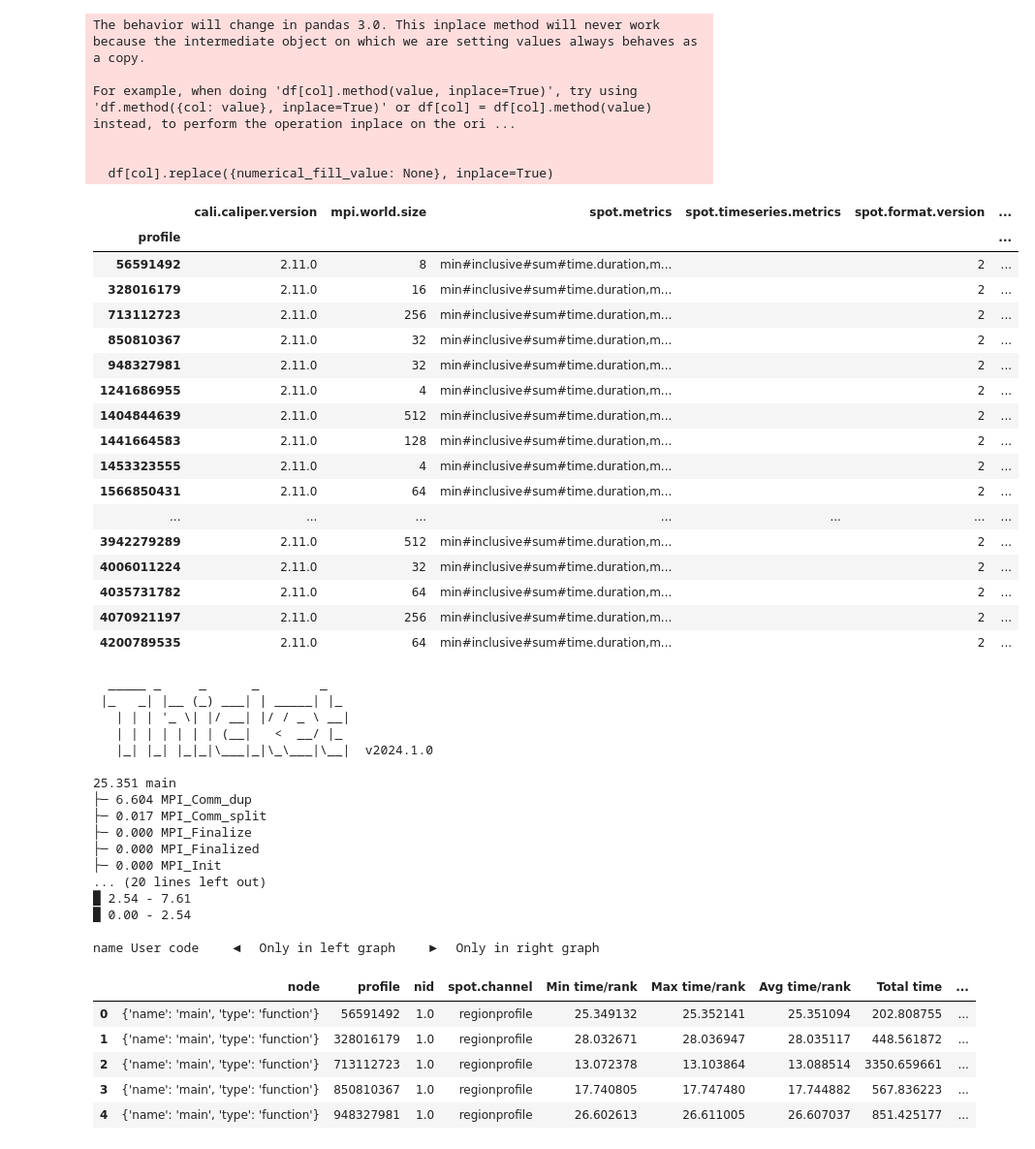
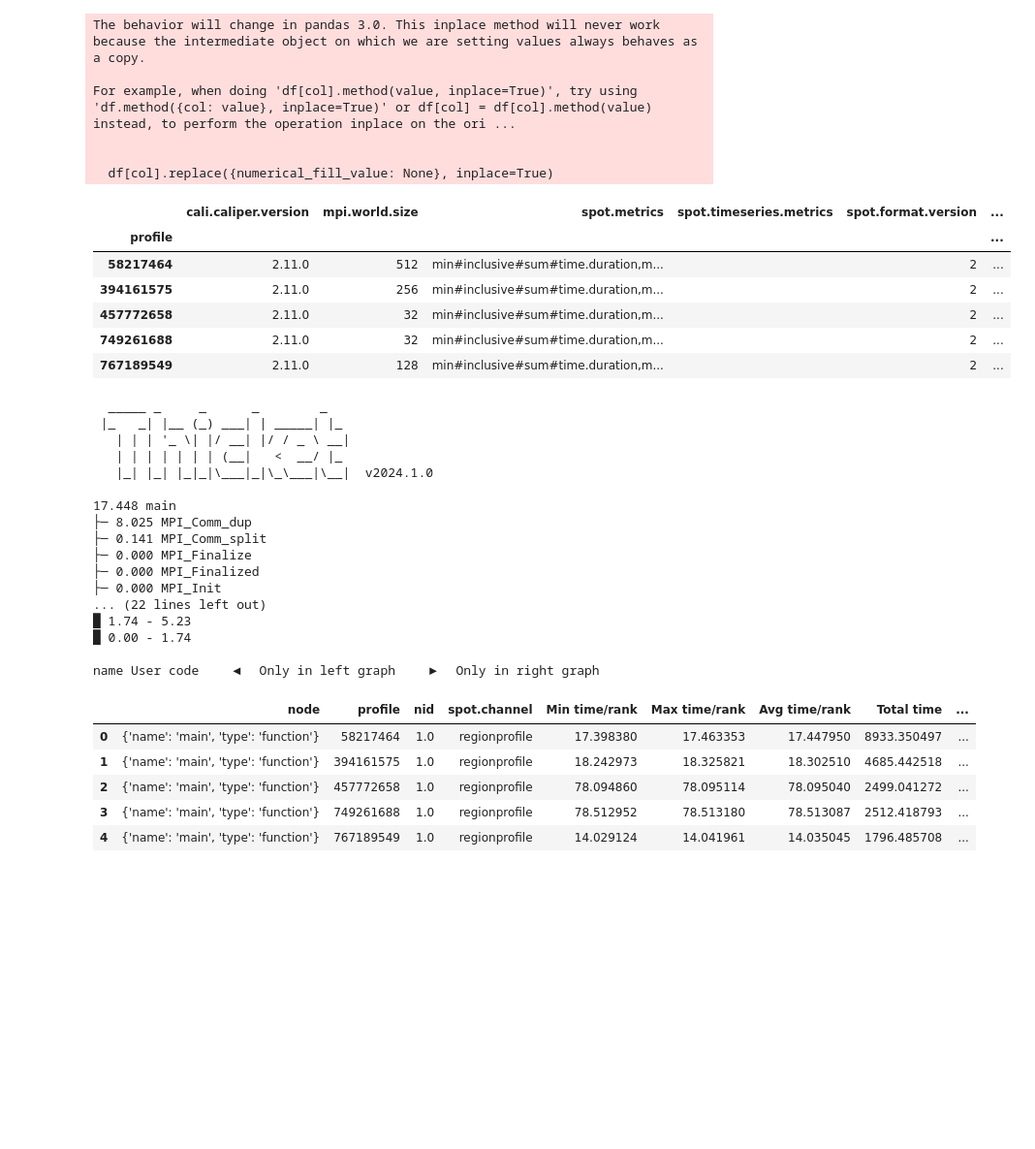
Before and after one commit to AlexDo12/Project_2024, a Jupyter notebook: GraphsExamples/SpeedupBitonic.ipynb, the cells around one changed output. Shown at 97% size. Cells and saved outputs as stored; diff of their text form; code cells hidden in the pictures; blank space fills up the shorter version.

Commit message:
created new speedup plots for radix and updated them in report

```diff
--- a/GraphsExamples/SpeedupBitonic.ipynb
+++ b/GraphsExamples/SpeedupBitonic.ipynb
@@ -9,5 +11,5 @@ pd.set_option("display.max_columns", None)
 # %%
-tk = th.Thicket.from_caliperreader(glob("SpeedupBitonic/*.cali"))
+tk = th.Thicket.from_caliperreader(glob("SpeedupRadix/*.cali"))
 # %% [output]
 The behavior will change in pandas 3.0. This inplace method will never work because the intermediate object on which we are setting values always behaves as a copy.
 
@@ -16,26 +18,15 @@ For example, when doing 'df[col].method(value, inplace=True)', try using 'df.met
 
   df[col].replace({numerical_fill_value: None}, inplace=True)
 # %%
-tk.metadata
+tk.metadata.head()
 # %% [output]
 |  | cali.caliper.version | mpi.world.size | spot.metrics | spot.timeseries.metrics | spot.format.version | ... |
 | profile |  |  |  |  |  | ... |
-| 56591492 | 2.11.0 | 8 | min#inclusive#sum#time.duration,m... |  | 2 | ... |
-| 328016179 | 2.11.0 | 16 | min#inclusive#sum#time.duration,m... |  | 2 | ... |
-| 713112723 | 2.11.0 | 256 | min#inclusive#sum#time.duration,m... |  | 2 | ... |
-| 850810367 | 2.11.0 | 32 | min#inclusive#sum#time.duration,m... |  | 2 | ... |
-| 948327981 | 2.11.0 | 32 | min#inclusive#sum#time.duration,m... |  | 2 | ... |
-| 1241686955 | 2.11.0 | 4 | min#inclusive#sum#time.duration,m... |  | 2 | ... |
-| 1404844639 | 2.11.0 | 512 | min#inclusive#sum#time.duration,m... |  | 2 | ... |
-| 1441664583 | 2.11.0 | 128 | min#inclusive#sum#time.duration,m... |  | 2 | ... |
-| 1453323555 | 2.11.0 | 4 | min#inclusive#sum#time.duration,m... |  | 2 | ... |
-| 1566850431 | 2.11.0 | 64 | min#inclusive#sum#time.duration,m... |  | 2 | ... |
-| ... | ... | ... | ... | ... | ... | ... |
-| 3942279289 | 2.11.0 | 512 | min#inclusive#sum#time.duration,m... |  | 2 | ... |
-| 4006011224 | 2.11.0 | 32 | min#inclusive#sum#time.duration,m... |  | 2 | ... |
-| 4035731782 | 2.11.0 | 64 | min#inclusive#sum#time.duration,m... |  | 2 | ... |
-| 4070921197 | 2.11.0 | 256 | min#inclusive#sum#time.duration,m... |  | 2 | ... |
-| 4200789535 | 2.11.0 | 64 | min#inclusive#sum#time.duration,m... |  | 2 | ... |
+| 58217464 | 2.11.0 | 512 | min#inclusive#sum#time.duration,m... |  | 2 | ... |
+| 394161575 | 2.11.0 | 256 | min#inclusive#sum#time.duration,m... |  | 2 | ... |
+| 457772658 | 2.11.0 | 32 | min#inclusive#sum#time.duration,m... |  | 2 | ... |
+| 749261688 | 2.11.0 | 32 | min#inclusive#sum#time.duration,m... |  | 2 | ... |
+| 767189549 | 2.11.0 | 128 | min#inclusive#sum#time.duration,m... |  | 2 | ... |
 # %%
 print(tk.tree(metric_column="Avg time/rank"))
 # %% [output]
@@ -45,15 +36,15 @@ print(tk.tree(metric_column="Avg time/rank"))
    | | | | | | | (__|   <  __/ |_
    |_| |_| |_|_|\___|_|\_\___|\__|  v2024.1.0
 
-25.351 main
-├─ 6.604 MPI_Comm_dup
-├─ 0.017 MPI_Comm_split
+17.448 main
+├─ 8.025 MPI_Comm_dup
+├─ 0.141 MPI_Comm_split
 ├─ 0.000 MPI_Finalize
 ├─ 0.000 MPI_Finalized
 ├─ 0.000 MPI_Init
-... (20 lines left out)
-█ 2.54 - 7.61
-█ 0.00 - 2.54
+... (22 lines left out)
+█ 1.74 - 5.23
+█ 0.00 - 1.74
 
 name User code    ◀  Only in left graph    ▶  Only in right graph
 # %%
@@ -65,11 +56,11 @@ tk.dataframe = tk.dataframe.reset_index()
 tk.dataframe.head()
 # %% [output]
 |  | node | profile | nid | spot.channel | Min time/rank | Max time/rank | Avg time/rank | Total time | ... |
-| 0 | {'name': 'main', 'type': 'function'} | 56591492 | 1.0 | regionprofile | 25.349132 | 25.352141 | 25.351094 | 202.808755 | ... |
-| 1 | {'name': 'main', 'type': 'function'} | 328016179 | 1.0 | regionprofile | 28.032671 | 28.036947 | 28.035117 | 448.561872 | ... |
-| 2 | {'name': 'main', 'type': 'function'} | 713112723 | 1.0 | regionprofile | 13.072378 | 13.103864 | 13.088514 | 3350.659661 | ... |
-| 3 | {'name': 'main', 'type': 'function'} | 850810367 | 1.0 | regionprofile | 17.740805 | 17.747480 | 17.744882 | 567.836223 | ... |
-| 4 | {'name': 'main', 'type': 'function'} | 948327981 | 1.0 | regionprofile | 26.602613 | 26.611005 | 26.607037 | 851.425177 | ... |
+| 0 | {'name': 'main', 'type': 'function'} | 58217464 | 1.0 | regionprofile | 17.398380 | 17.463353 | 17.447950 | 8933.350497 | ... |
+| 1 | {'name': 'main', 'type': 'function'} | 394161575 | 1.0 | regionprofile | 18.242973 | 18.325821 | 18.302510 | 4685.442518 | ... |
+| 2 | {'name': 'main', 'type': 'function'} | 457772658 | 1.0 | regionprofile | 78.094860 | 78.095114 | 78.095040 | 2499.041272 | ... |
+| 3 | {'name': 'main', 'type': 'function'} | 749261688 | 1.0 | regionprofile | 78.512952 | 78.513180 | 78.513087 | 2512.418793 | ... |
+| 4 | {'name': 'main', 'type': 'function'} | 767189549 | 1.0 | regionprofile | 14.029124 | 14.041961 | 14.035045 | 1796.485708 | ... |
 # %%
 def plot_pandas(df, title, xlabel, ylabel):
     plot = df.plot(kind="line",
```
Also changed, not shown: parts of 2 cells of this notebook, 52 other files.
